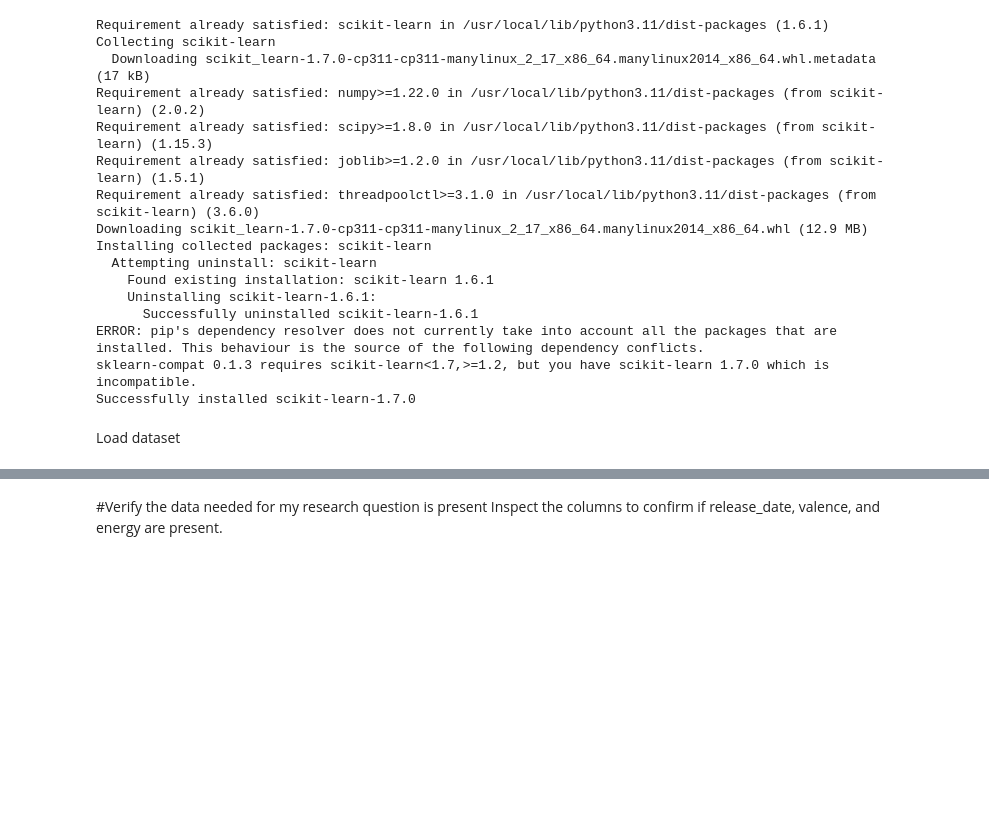
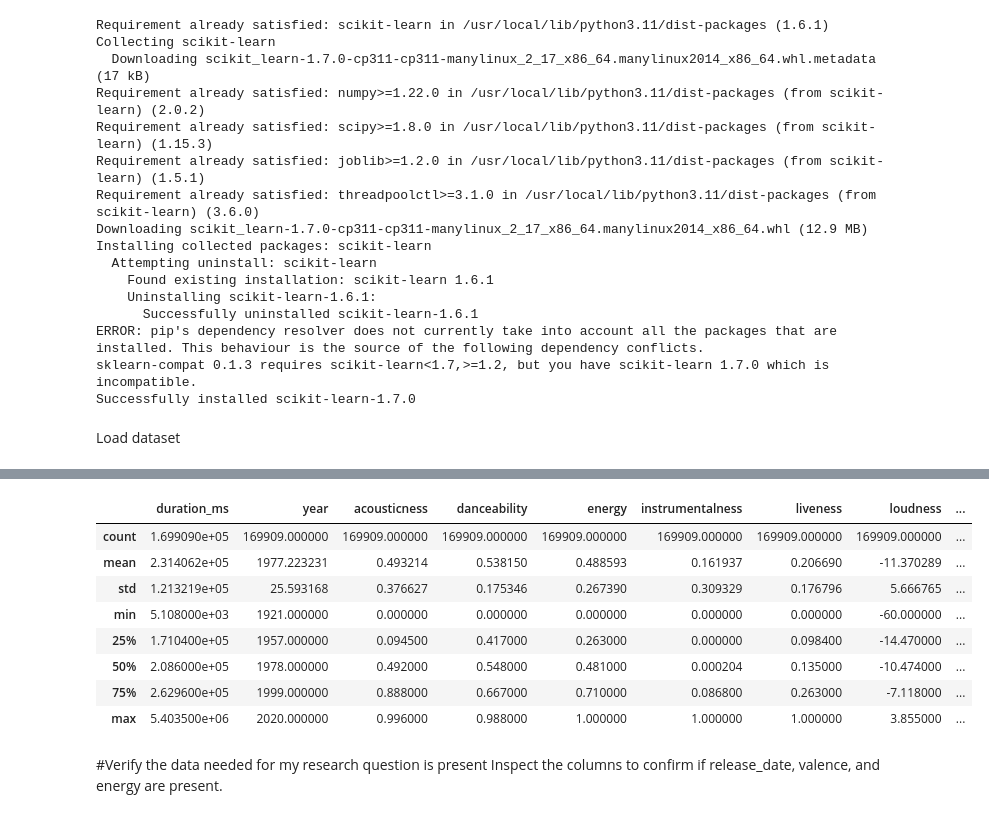
Before and after one commit to C-Lion/HU-DS-BC, a Jupyter notebook: Stage2_EmotionalToneAnalysis_HUDS2025.ipynb, the cells around one changed output, grey strips where cells are left out. Drawn from its saved outputs; the diff is of its cells as text; code cells hidden in the pictures; blank space fills up the shorter version.

```diff
--- a/Stage2_EmotionalToneAnalysis_HUDS2025.ipynb
+++ b/Stage2_EmotionalToneAnalysis_HUDS2025.ipynb
@@ -174,3 +196,15 @@ spotify_df.head()
+# %%
+spotify_df.describe()
+# %% [output]
+|  | duration_ms | year | acousticness | danceability | energy | instrumentalness | liveness | loudness | ... |
+| count | 1.699090e+05 | 169909.000000 | 169909.000000 | 169909.000000 | 169909.000000 | 169909.000000 | 169909.000000 | 169909.000000 | ... |
+| mean | 2.314062e+05 | 1977.223231 | 0.493214 | 0.538150 | 0.488593 | 0.161937 | 0.206690 | -11.370289 | ... |
+| std | 1.213219e+05 | 25.593168 | 0.376627 | 0.175346 | 0.267390 | 0.309329 | 0.176796 | 5.666765 | ... |
+| min | 5.108000e+03 | 1921.000000 | 0.000000 | 0.000000 | 0.000000 | 0.000000 | 0.000000 | -60.000000 | ... |
+| 25% | 1.710400e+05 | 1957.000000 | 0.094500 | 0.417000 | 0.263000 | 0.000000 | 0.098400 | -14.470000 | ... |
+| 50% | 2.086000e+05 | 1978.000000 | 0.492000 | 0.548000 | 0.481000 | 0.000204 | 0.135000 | -10.474000 | ... |
+| 75% | 2.629600e+05 | 1999.000000 | 0.888000 | 0.667000 | 0.710000 | 0.086800 | 0.263000 | -7.118000 | ... |
+| max | 5.403500e+06 | 2020.000000 | 0.996000 | 0.988000 | 1.000000 | 1.000000 | 1.000000 | 3.855000 | ... |
 # %% [markdown]
 #Verify the data needed for my research question is present
 Inspect the columns to confirm if release_date, valence, and energy are present.
```
Also changed, not shown: parts of 5 cells of this notebook.
